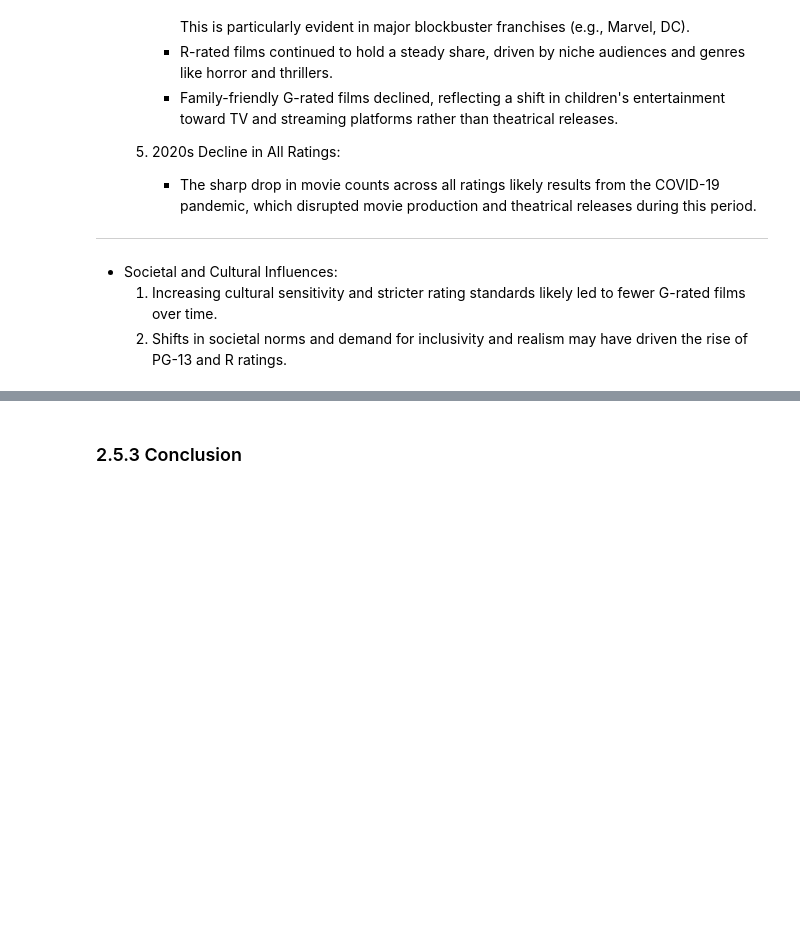
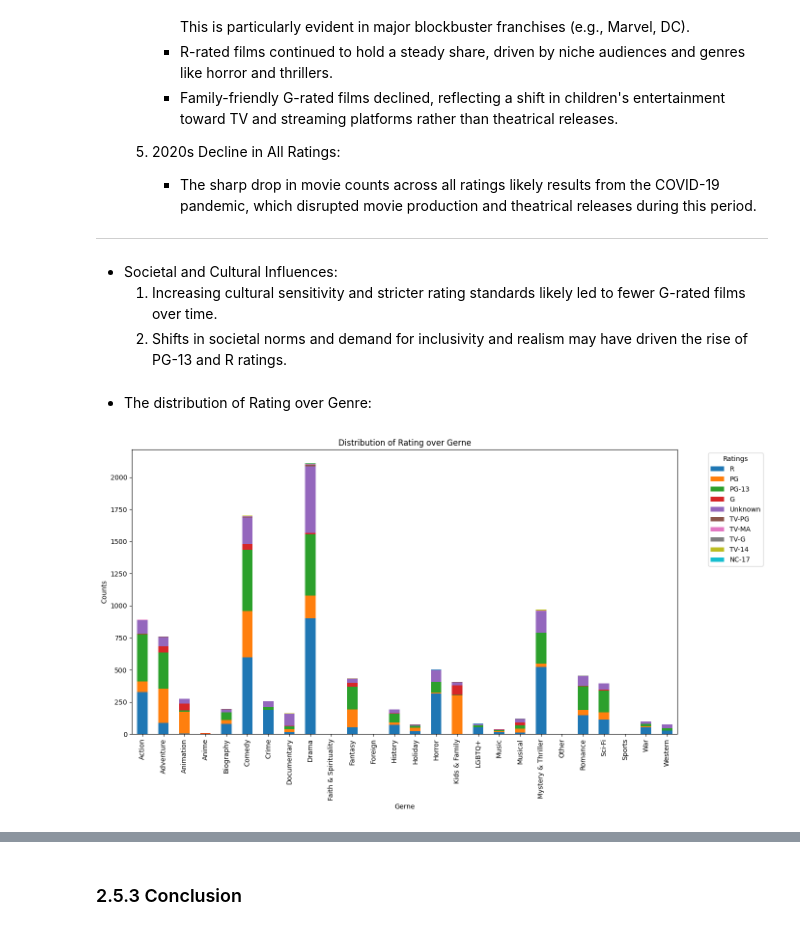
Before and after one commit to truongthuankiet1990gmailcom/Intro2DS---HCMUS---2024, a Jupyter notebook: Questions/Questions.ipynb, the cells around one changed output, grey strips where cells are left out. Saved outputs shown, nothing was run; the diff lists cells and outputs as text; code cells hidden in the pictures; blank space fills up the shorter version.

```diff
--- a/Questions/Questions.ipynb
+++ b/Questions/Questions.ipynb
@@ -1017,3 +1136,18 @@ ax = sns.countplot(data=data_q5, x='Release Year Bin', hue='Rating')
 - Societal and Cultural Influences:
     1. Increasing cultural sensitivity and stricter rating standards likely led to fewer G-rated films over time.
     2. Shifts in societal norms and demand for inclusivity and realism may have driven the rise of PG-13 and R ratings.
+# %% [markdown]
++ The distribution of Rating over Genre:
+# %%
+genre_df.set_index("Gerne", inplace=True)
+
+# Vẽ biểu đồ phân bố Ratings
+genre_df.plot(kind="bar", stacked=True, figsize=(14, 8), colormap="tab10")
+plt.title("Distribution of Rating over Gerne")
+plt.xlabel("Gerne")
+plt.ylabel("Counts")
+plt.legend(title="Ratings", bbox_to_anchor=(1.05, 1), loc="upper left")
+plt.tight_layout()
+plt.show()
+# %% [output]
+[figure, added]
```
Also changed, not shown: parts of 10 cells of this notebook, 2 other files.
